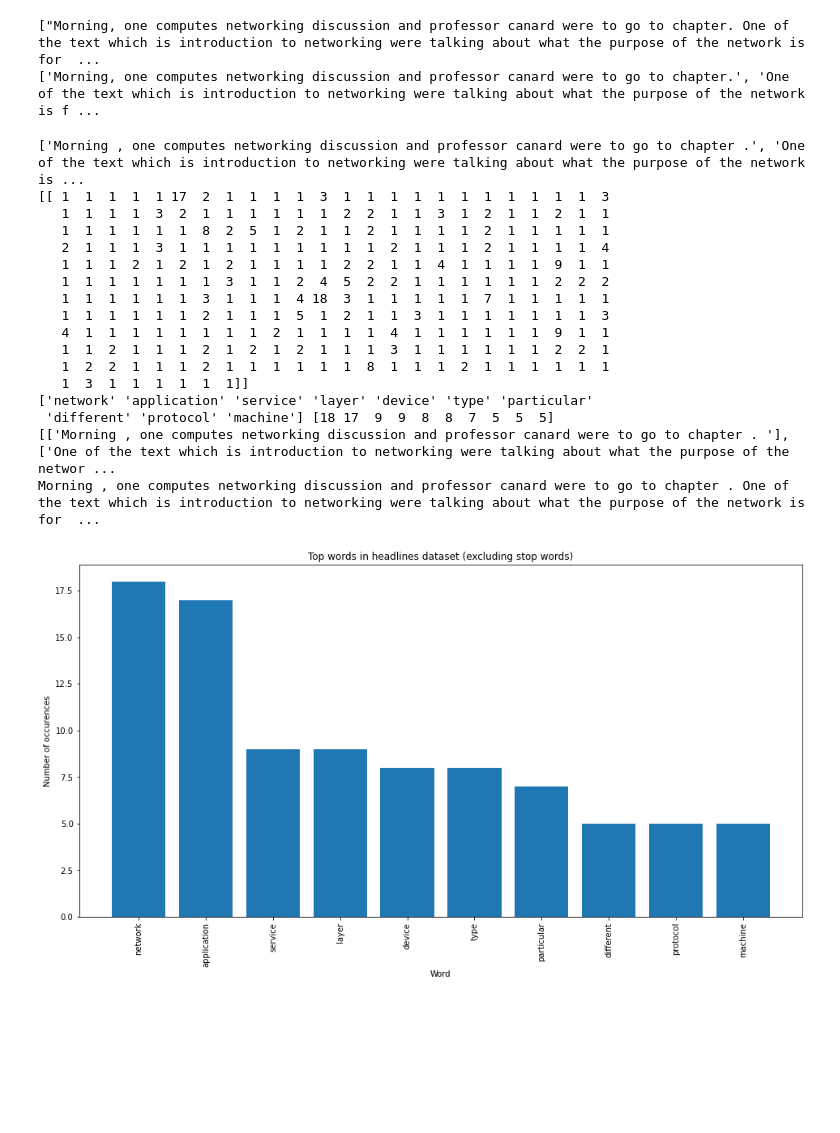
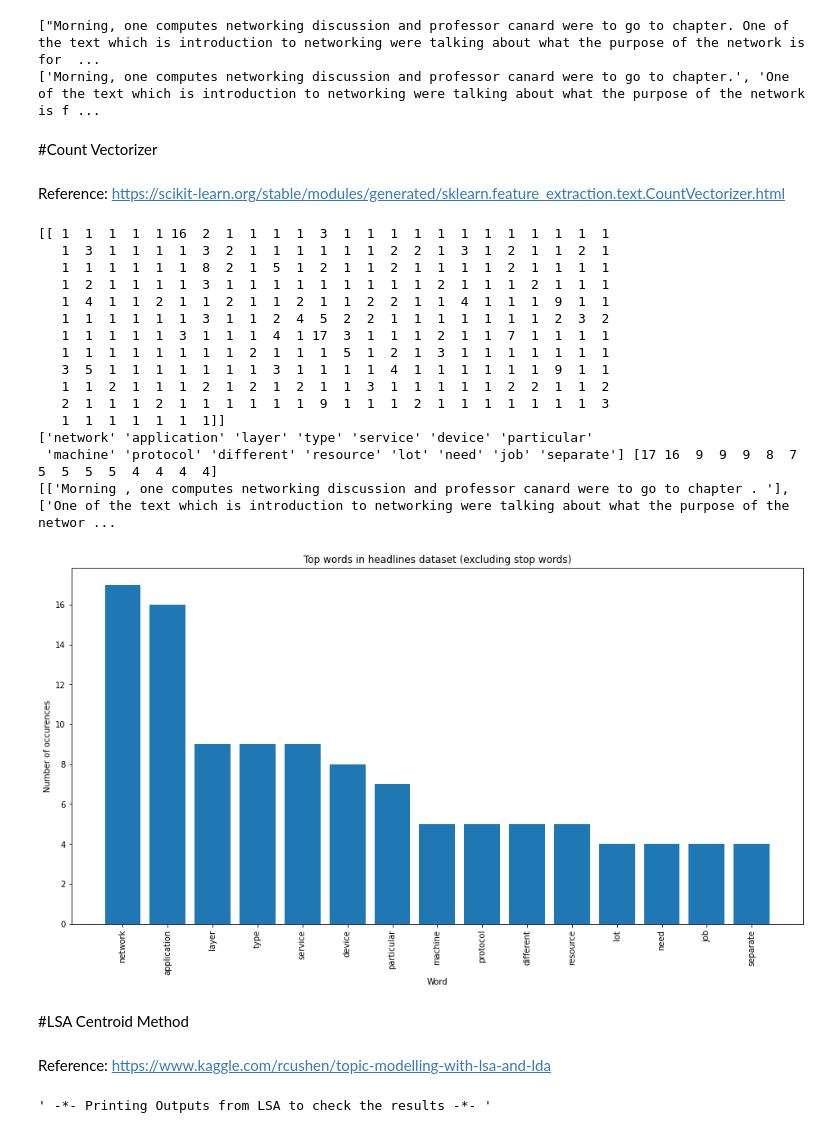
Before and after one commit to sarahejaz/gonotes, a Jupyter notebook: video2text.ipynb, the cells around one changed output. Saved outputs shown, nothing was run; the diff lists cells and outputs as text; code cells hidden in the pictures; blank space fills up the shorter version.

Commit message:
Added comments and references to video2text

```diff
--- a/video2text.ipynb
+++ b/video2text.ipynb
@@ -224,13 +250,22 @@ if __name__ == "__main__":
 # %%
 pLines=[punctLines]
 print(pLines)
+lines_list = nltk.tokenize.sent_tokenize(punctLines)
+print(lines_list)
 # %% [output]
 ["Morning, one computes networking discussion and professor canard were to go to chapter. One of the text which is introduction to networking were talking about what the purpose of the network is for  ...
 ['Morning, one computes networking discussion and professor canard were to go to chapter.', 'One of the text which is introduction to networking were talking about what the purpose of the network is f ...
+# %% [markdown]
+#Count Vectorizer
+# %% [markdown]
+Reference: https://scikit-learn.org/stable/modules/generated/sklearn.feature_extraction.text.CountVectorizer.html
 # %%
 from sklearn.feature_extraction.text import CountVectorizer
 import numpy as np
 # %%
+''' -*- Lemmatizing the Text in order to find the root word -*- '''
+
+
 lemm_file= open("LemmatizedText.txt","w+")
 final_lines=[]
 sentences=""
@@ -240,50 +275,54 @@ for line in lines_list:
     final_lines.append([lemm_sentence])
     sentences+=lemm_sentence
 lemm_file.close()
-lines_list = nltk.tokenize.sent_tokenize(sentences)
-print(lines_list)
+
+
+''' -*- Vectorizing the Text using the Count Vectorizer -*- '''
 vectorizer = CountVectorizer(stop_words='english')
 results = vectorizer.fit_transform([sentences])
 print(results.toarray())
 feature_array = np.array(vectorizer.get_feature_names())
-cv_sorting = np.argsort(results.toarray()).flatten()[::-1]
-n = 10
-words = feature_array[cv_sorting][:n]
+tfidf_sorting = np.argsort(results.toarray()).flatten()[::-1]
+n = 15
+words = feature_array[tfidf_sorting][:n]
 result=np.sort(results.toarray()).flatten()[::-1]
 count= result[:n]
 print(words,count)
 print(final_lines)
-print(sentences)
 # %% [output]
-['Morning , one computes networking discussion and professor canard were to go to chapter .', 'One of the text which is introduction to networking were talking about what the purpose of the network is ...
-[[ 1  1  1  1  1 17  2  1  1  1  1  3  1  1  1  1  1  1  1  1  1  1  1  3
-   1  1  1  1  3  2  1  1  1  1  1  1  2  2  1  1  3  1  2  1  1  2  1  1
-   1  1  1  1  1  1  8  2  5  1  2  1  1  2  1  1  1  1  2  1  1  1  1  1
-   2  1  1  1  3  1  1  1  1  1  1  1  1  1  2  1  1  1  2  1  1  1  1  4
-   1  1  1  2  1  2  1  2  1  1  1  1  2  2  1  1  4  1  1  1  1  9  1  1
-   1  1  1  1  1  1  1  3  1  1  2  4  5  2  2  1  1  1  1  1  1  2  2  2
-   1  1  1  1  1  1  3  1  1  1  4 18  3  1  1  1  1  1  7  1  1  1  1  1
-   1  1  1  1  1  1  2  1  1  1  5  1  2  1  1  3  1  1  1  1  1  1  1  3
-   4  1  1  1  1  1  1  1  1  2  1  1  1  1  4  1  1  1  1  1  1  9  1  1
-   1  1  2  1  1  1  2  1  2  1  2  1  1  1  3  1  1  1  1  1  1  2  2  1
-   1  2  2  1  1  1  2  1  1  1  1  1  1  8  1  1  1  2  1  1  1  1  1  1
-   1  3  1  1  1  1  1  1]]
-['network' 'application' 'service' 'layer' 'device' 'type' 'particular'
- 'different' 'protocol' 'machine'] [18 17  9  9  8  8  7  5  5  5]
+[[ 1  1  1  1  1 16  2  1  1  1  1  3  1  1  1  1  1  1  1  1  1  1  1  1
+   1  3  1  1  1  1  3  2  1  1  1  1  1  1  2  2  1  3  1  2  1  1  2  1
+   1  1  1  1  1  1  8  2  1  5  1  2  1  1  2  1  1  1  1  2  1  1  1  1
+   1  2  1  1  1  1  3  1  1  1  1  1  1  1  1  1  2  1  1  1  2  1  1  1
+   1  4  1  1  2  1  1  2  1  1  2  1  1  2  2  1  1  4  1  1  1  9  1  1
+   1  1  1  1  1  1  3  1  1  2  4  5  2  2  1  1  1  1  1  1  1  2  3  2
+   1  1  1  1  1  3  1  1  1  4  1 17  3  1  1  1  2  1  1  7  1  1  1  1
+   1  1  1  1  1  1  1  1  2  1  1  1  5  1  2  1  3  1  1  1  1  1  1  1
+   3  5  1  1  1  1  1  1  1  3  1  1  1  1  4  1  1  1  1  1  1  9  1  1
+   1  1  2  1  1  1  2  1  2  1  2  1  1  3  1  1  1  1  1  2  2  1  1  2
+   2  1  1  1  2  1  1  1  1  1  1  9  1  1  1  2  1  1  1  1  1  1  1  3
+   1  1  1  1  1  1  1]]
+['network' 'application' 'layer' 'type' 'service' 'device' 'particular'
+ 'machine' 'protocol' 'different' 'resource' 'lot' 'need' 'job' 'separate'] [17 16  9  9  9  8  7  5  5  5  5  4  4  4  4]
 [['Morning , one computes networking discussion and professor canard were to go to chapter . '], ['One of the text which is introduction to networking were talking about what the purpose of the networ ...
-Morning , one computes networking discussion and professor canard were to go to chapter . One of the text which is introduction to networking were talking about what the purpose of the network is for  ...
 # %%
+''' -*- Plotting the results from the Count Vectorizer -*- '''
+
 import matplotlib.pyplot as plt
 fig, ax = plt.subplots(figsize=(16,8))
 ax.bar(range(len(words)),count)
 ax.set_xticks(range(len(words)))
 ax.set_xticklabels(words, rotation='vertical')
 ax.set_title('Top words in headlines dataset (excluding stop words)')
 ax.set_xlabel('Word')
 ax.set_ylabel('Number of occurences')
 plt.show()
 # %% [output]
-[figure, old version]
+[figure, new version]
+# %% [markdown]
+#LSA Centroid Method
+# %% [markdown]
+Reference: https://www.kaggle.com/rcushen/topic-modelling-with-lsa-and-lda
 # %%
 from sklearn.decomposition import TruncatedSVD
 from sklearn.decomposition import LatentDirichletAllocation
@@ -298 +337,7 @@ lsa_topic_matrix = lsa_model.fit_transform(Matrix)
+# %%
+''' -*- Printing Outputs from LSA to check the results -*- '''
+
+#print(lsa_topic_matrix)
+# %% [output]
+' -*- Printing Outputs from LSA to check the results -*- '
 # %%
```
Also changed, not shown: parts of 29 cells of this notebook.
